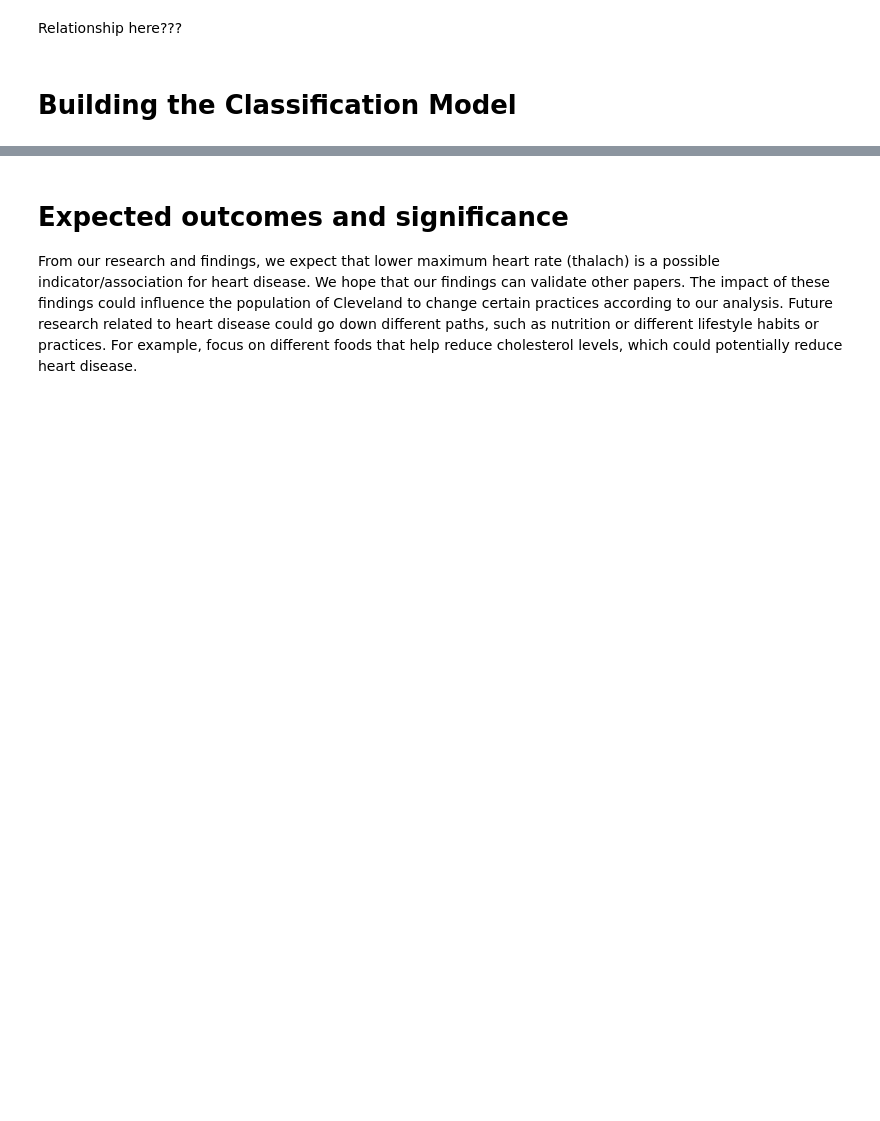
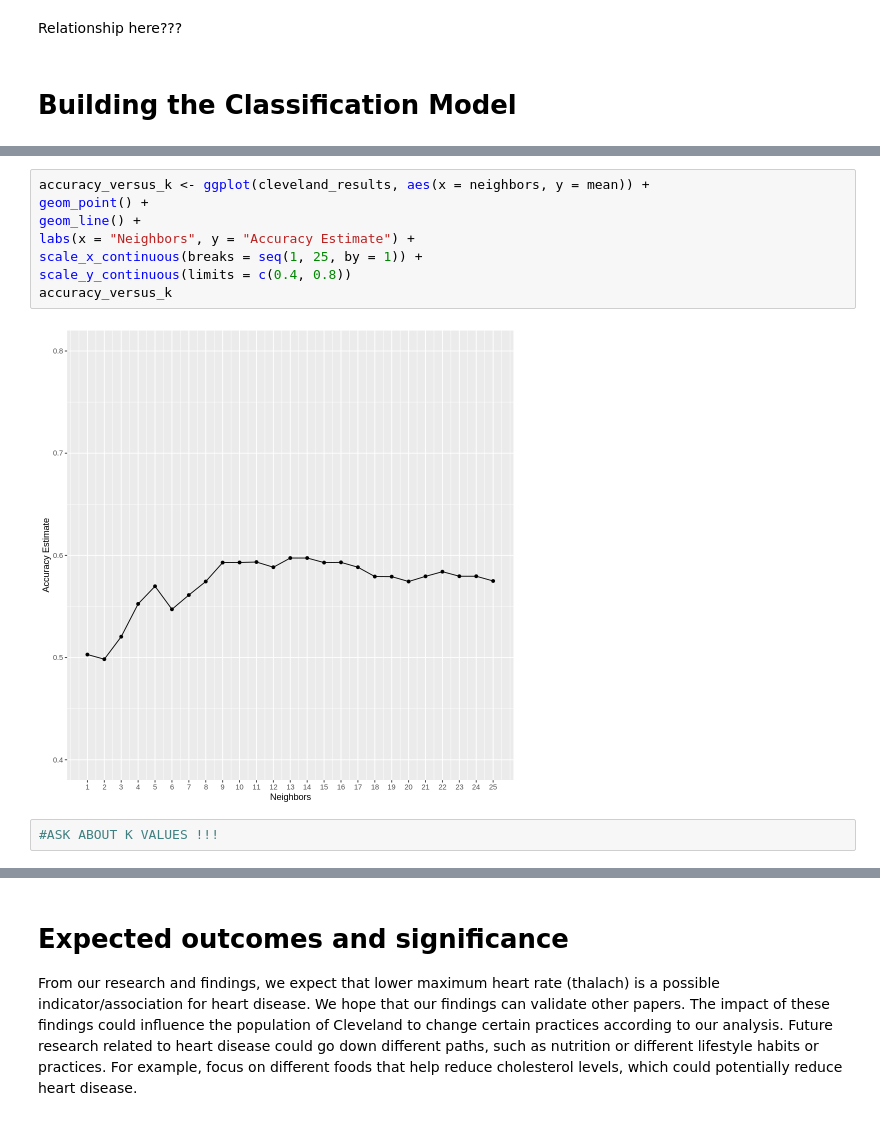
Before and after one commit to mikayladitosto/dsci-100-2023s1-group-14, a Jupyter notebook: Project.ipynb, the cells around one changed output, grey strips where cells are left out. Drawn from its saved outputs; the diff is of its cells as text; blank space fills up the shorter version.

```diff
--- a/Project.ipynb
+++ b/Project.ipynb
@@ -224,0 +332,12 @@ cleveland_results
+# %%
+accuracy_versus_k <- ggplot(cleveland_results, aes(x = neighbors, y = mean)) +
+geom_point() +
+geom_line() +
+labs(x = "Neighbors", y = "Accuracy Estimate") +
+scale_x_continuous(breaks = seq(1, 25, by = 1)) +
+scale_y_continuous(limits = c(0.4, 0.8))
+accuracy_versus_k
+# %% [output]
+[figure, added]
+# %%
+#ASK ABOUT K VALUES !!!
```
Also changed, not shown: parts of 19 cells of this notebook.
